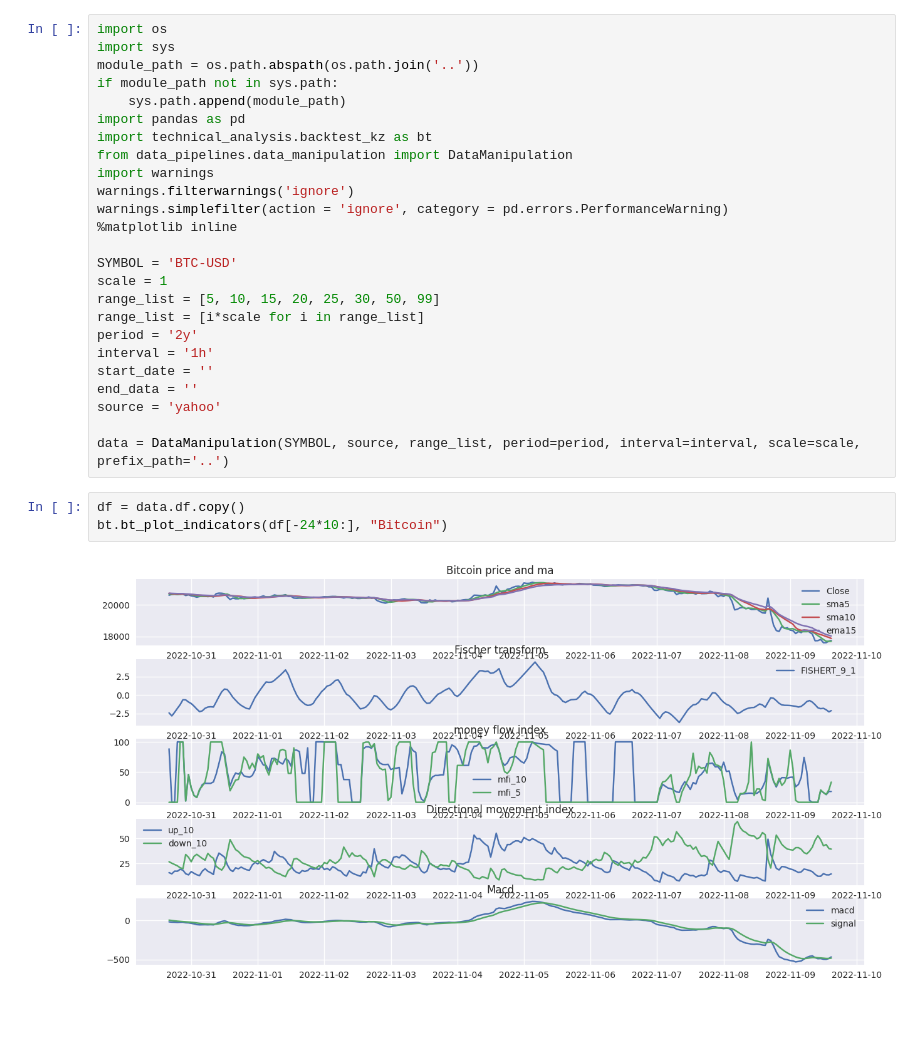
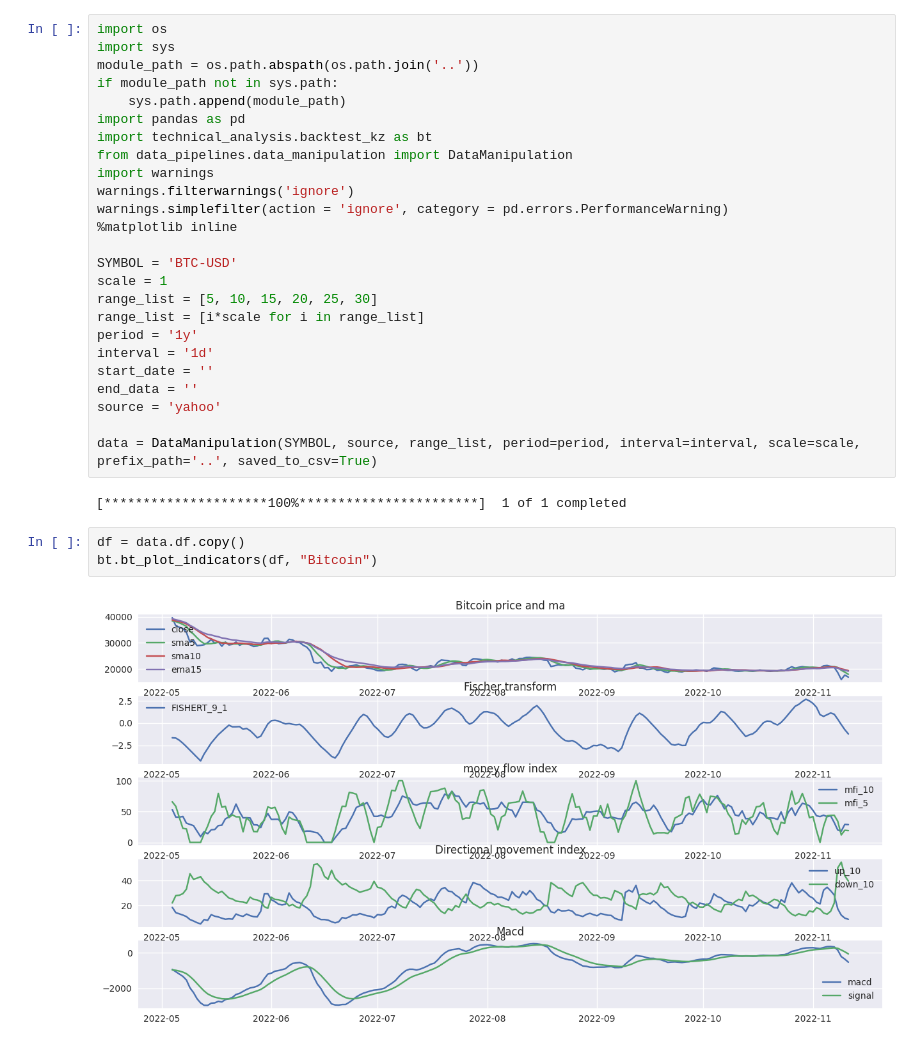
Before and after one commit to kozanakyel/KZ-Engine-Backend, a Jupyter notebook: KZ_project_setup/notebooks/analysis_actual.ipynb, the cells around one changed output. Cells and saved outputs as stored; diff of their text form; blank space fills up the shorter version.

```diff
--- a/KZ_project_setup/notebooks/analysis_actual.ipynb
+++ b/KZ_project_setup/notebooks/analysis_actual.ipynb
@@ -14,17 +14,19 @@ warnings.simplefilter(action = 'ignore', category = pd.errors.PerformanceWarning
 
 SYMBOL = 'BTC-USD'
 scale = 1
-range_list = [5, 10, 15, 20, 25, 30, 50, 99]
+range_list = [5, 10, 15, 20, 25, 30]
 range_list = [i*scale for i in range_list]
-period = '2y'
-interval = '1h'
+period = '1y'
+interval = '1d'
 start_date = ''
 end_data = ''
 source = 'yahoo'
 
-data = DataManipulation(SYMBOL, source, range_list, period=period, interval=interval, scale=scale, prefix_path='..')
+data = DataManipulation(SYMBOL, source, range_list, period=period, interval=interval, scale=scale, prefix_path='..', saved_to_csv=True)
+# %% [output]
+[*********************100%***********************]  1 of 1 completed
 # %%
 df = data.df.copy()
-bt.bt_plot_indicators(df[-24*10:], "Bitcoin")
+bt.bt_plot_indicators(df, "Bitcoin")
 # %% [output]
-[figure, old version]
+[figure, new version]
```
Also changed, not shown: parts of 8 cells of this notebook, 6 other files.
